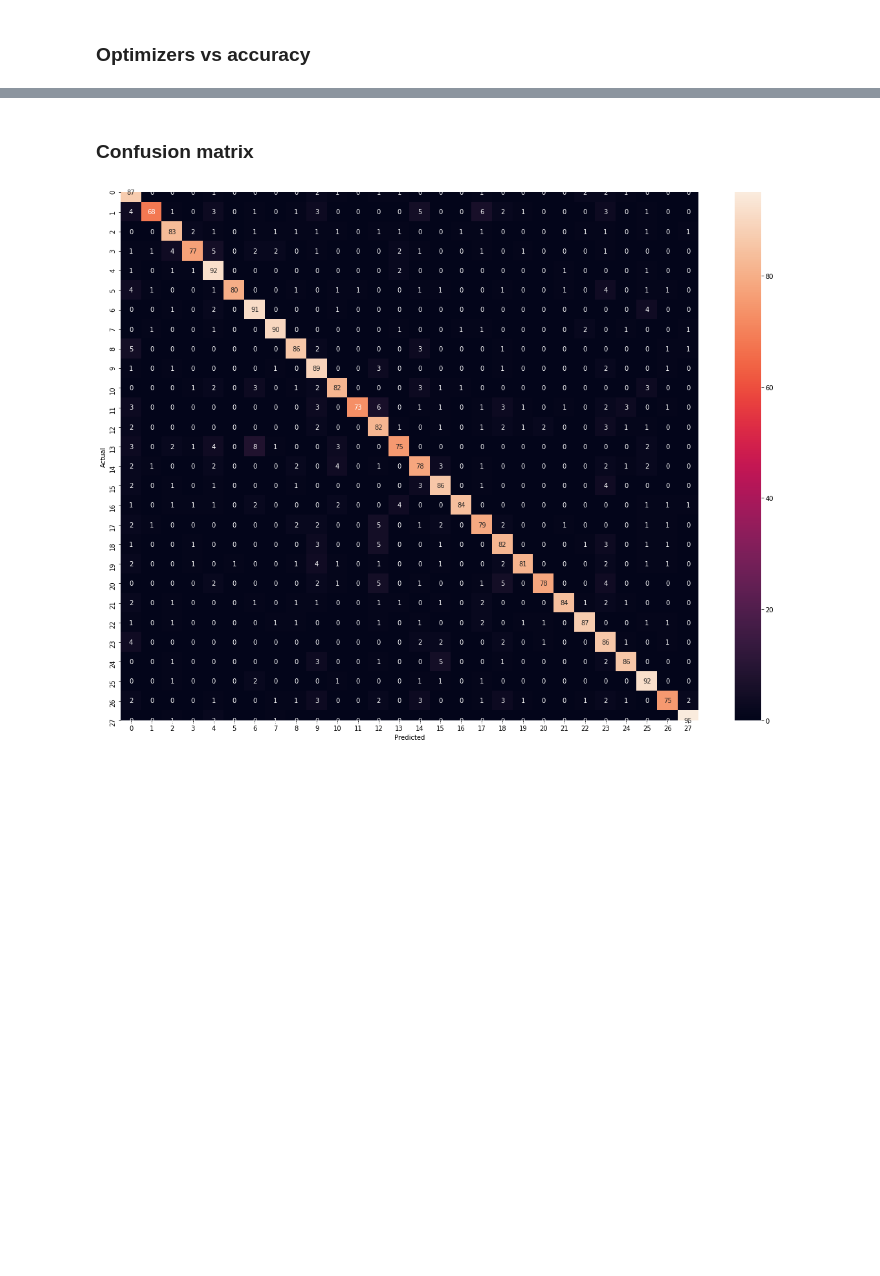
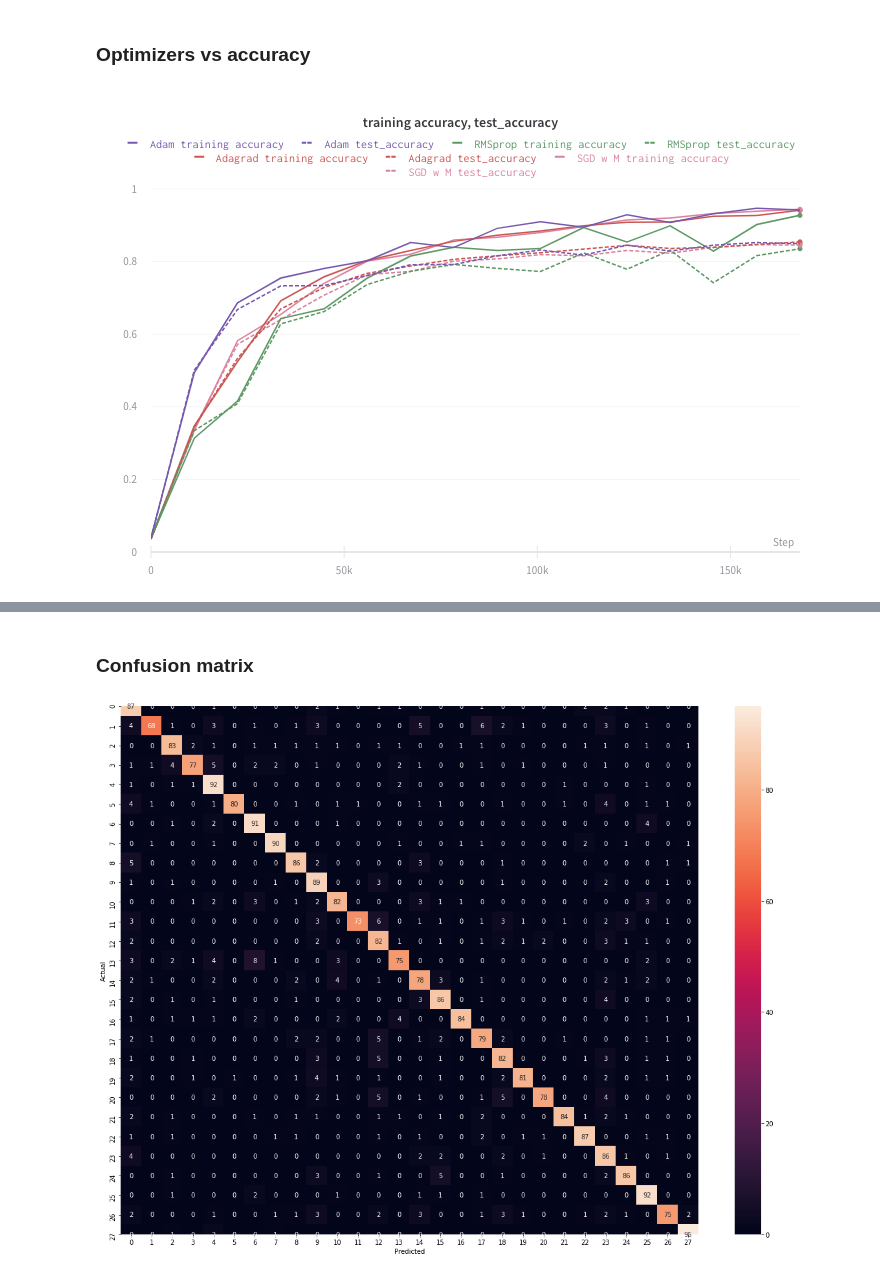
Before and after one commit to probably-nothing1/CelebritiesClassification, a Jupyter notebook: notebooks/Homework_1.ipynb, the cells around one changed output, grey strips where cells are left out. Cells and saved outputs as stored; diff of their text form; code cells hidden in the pictures; blank space fills up the shorter version.

```diff
--- a/notebooks/Homework_1.ipynb
+++ b/notebooks/Homework_1.ipynb
@@ -188,2 +206,6 @@ Image.open('loss_plots.png')
 # %% [markdown]
 ### Optimizers vs accuracy
+# %%
+Image.open('optims_acc.png')
+# %% [output]
+[figure, added]
```
Also changed, not shown: parts of 12 cells of this notebook.
